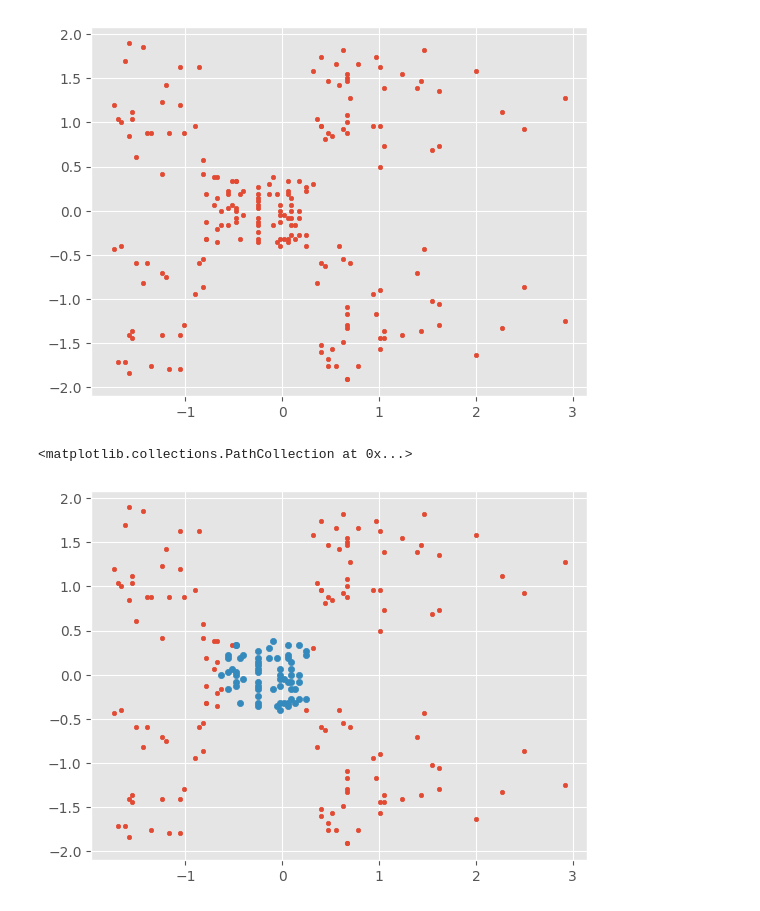
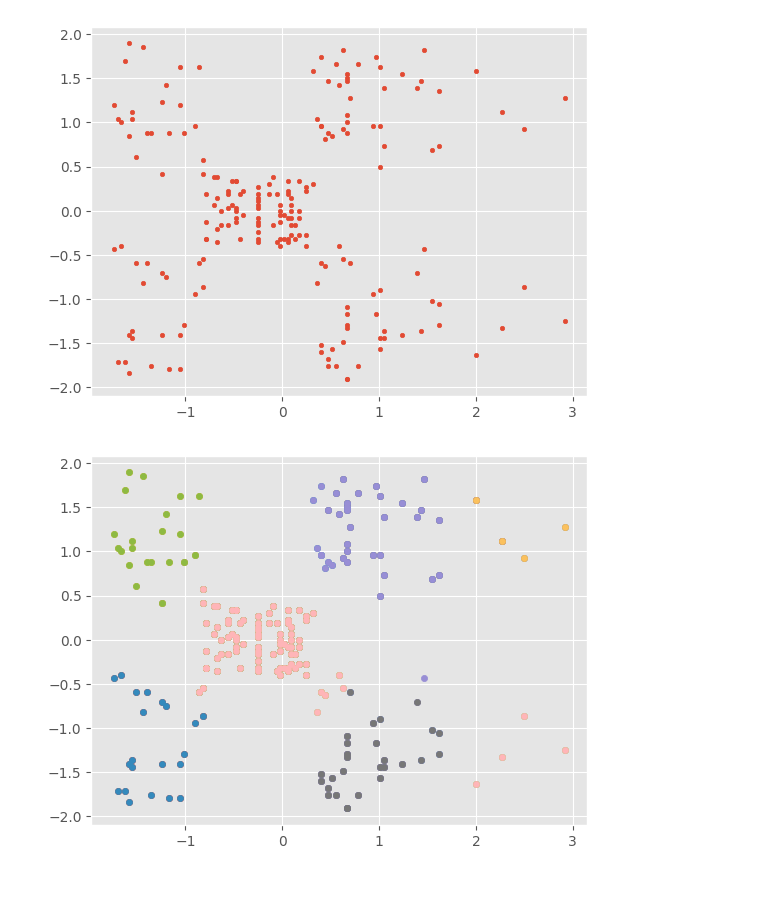
Before and after one commit to fadeeva/nakedML, a Jupyter notebook: MLnotes/004_Clustering.ipynb, the cells around one changed output. Drawn from its saved outputs; the diff is of its cells as text; code cells hidden in the pictures.

```diff
--- a/MLnotes/004_Clustering.ipynb
+++ b/MLnotes/004_Clustering.ipynb
@@ -646,44 +646,33 @@ plt.scatter(data['income'], data['score'], s=10)
 <matplotlib.collections.PathCollection at 0x...>
 [figure]
 # %%
-get_f = lambda : data[['income', 'score']].iloc[np.random.randint(data.shape[0])].to_numpy()
+get_f = lambda data: data[['income', 'score']].iloc[np.random.randint(data.shape[0])].to_numpy()
 get_dist = lambda f : cdist(f.reshape(1, -1), data[['income', 'score']], metric='euclidean').flatten()
 center = lambda cluster : (cluster.sum() / cluster.shape[0]).to_numpy()
 is_enough = lambda a, b, error: np.sum(np.abs(a - b) < error) == 2
 # %%
-# error = .01
-# R = .5
-
-# f = get_f()
-
-# while True:
-#     data['distances'] = get_dist(f)
-#     cluster = data[data['distances']<R]
-#     new_f = center(cluster[['income', 'score']])
-#     #print(f, new_f)
-#     if not is_enough(f, new_f, error):
-#         f = new_f
-#     else: break
+error = .01
+R = 1
 
 # plt.scatter(data['income'], data['score'], s=10)
-# plt.scatter(cluster['income'], cluster['score'], s=20)
+
+while True:
+    if data.shape[0] > 1:
+        f = get_f(data)
+    else: break
+
+    while True:
+        data['distances'] = get_dist(f)
+        cluster = data[data['distances']<R]
+        idx = data[data['distances']<R].index
+        new_f = center(cluster[['income', 'score']])
+
+        plt.scatter(cluster['income'], cluster['score'], s=20)
+
+        if not is_enough(f, new_f, error):
+            f = new_f
+        else: break
+
+    data.drop(idx, inplace=True)
+# %% [output]
+[figure, added]
-# %%
-error = .01
-R = .5
-
-f = get_f()
-
-while True:
-    data['distances'] = get_dist(f)
-    cluster = data[data['distances']<R]
-    new_f = center(cluster[['income', 'score']])
-    #print(f, new_f)
-    if not is_enough(f, new_f, error):
-        f = new_f
-    else: break
-
-plt.scatter(data['income'], data['score'], s=10)
-plt.scatter(cluster['income'], cluster['score'], s=20)
-# %% [output]
-<matplotlib.collections.PathCollection at 0x...>
-[figure, removed]
```
